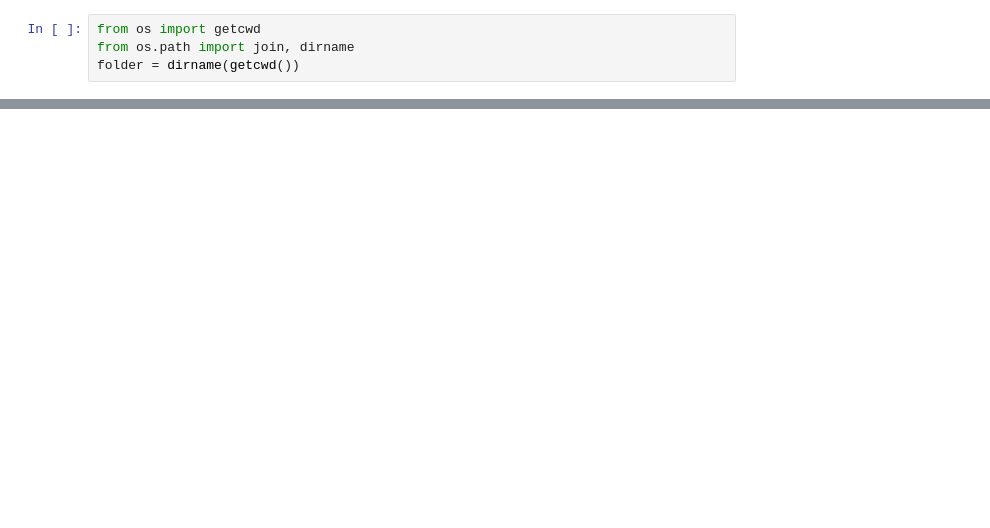
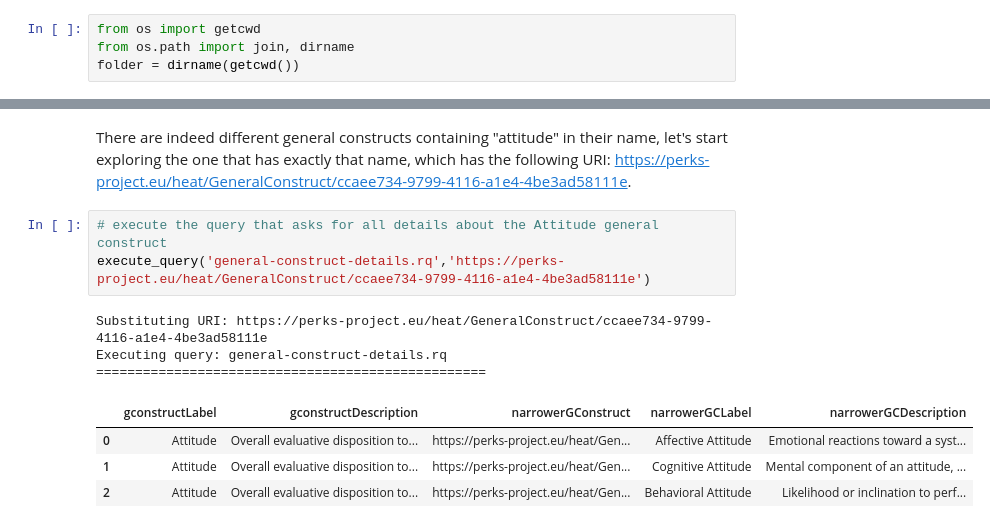
Before and after one commit to cefriel/heat-kg, a Jupyter notebook: notebooks/heat-kg.ipynb, the cells around one changed output, grey strips where cells are left out. Cells and saved outputs as stored; diff of their text form; blank space fills up the shorter version.

```diff
--- a/notebooks/heat-kg.ipynb
+++ b/notebooks/heat-kg.ipynb
@@ -65,0 +188,13 @@ https://perks-project.eu/heat/8143811f-6114-4aa3-ab00-052b65621d3e      PSS-10 -
+# %% [markdown]
+There are indeed different general constructs containing "attitude" in their name, let's start exploring the one that has exactly that name, which has the following URI: https://perks-project.eu/heat/GeneralConstruct/ccaee734-9799-4116-a1e4-4be3ad58111e.
+# %%
+# execute the query that asks for all details about the Attitude general construct
+execute_query('general-construct-details.rq','https://perks-project.eu/heat/GeneralConstruct/ccaee734-9799-4116-a1e4-4be3ad58111e')
+# %% [output]
+Substituting URI: https://perks-project.eu/heat/GeneralConstruct/ccaee734-9799-4116-a1e4-4be3ad58111e
+Executing query: general-construct-details.rq
+==================================================
+|  | gconstructLabel | gconstructDescription | narrowerGConstruct | narrowerGCLabel | narrowerGCDescription |
+| 0 | Attitude | Overall evaluative disposition to... | https://perks-project.eu/heat/Gen... | Affective Attitude | Emotional reactions toward a syst... |
+| 1 | Attitude | Overall evaluative disposition to... | https://perks-project.eu/heat/Gen... | Cognitive Attitude | Mental component of an attitude, ... |
+| 2 | Attitude | Overall evaluative disposition to... | https://perks-project.eu/heat/Gen... | Behavioral Attitude | Likelihood or inclination to perf... |
```
Also changed, not shown: parts of 25 cells of this notebook, 8 other files.
